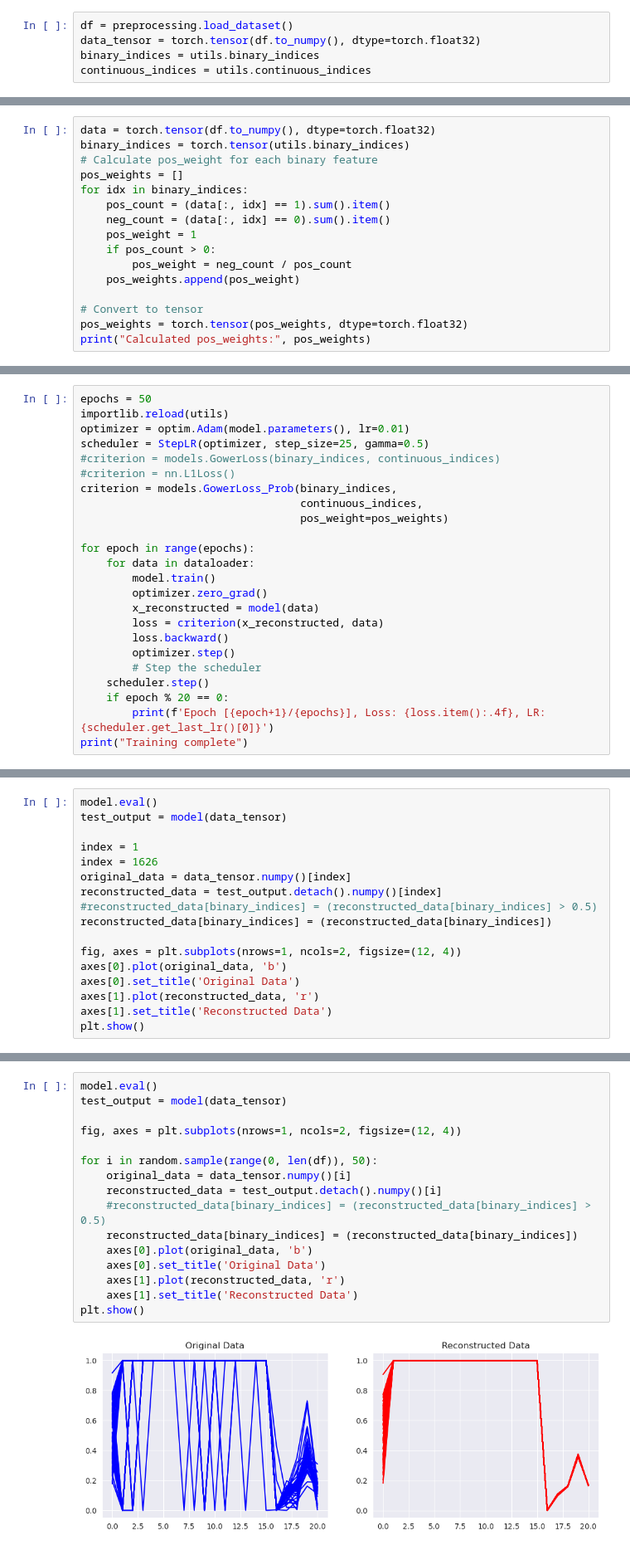
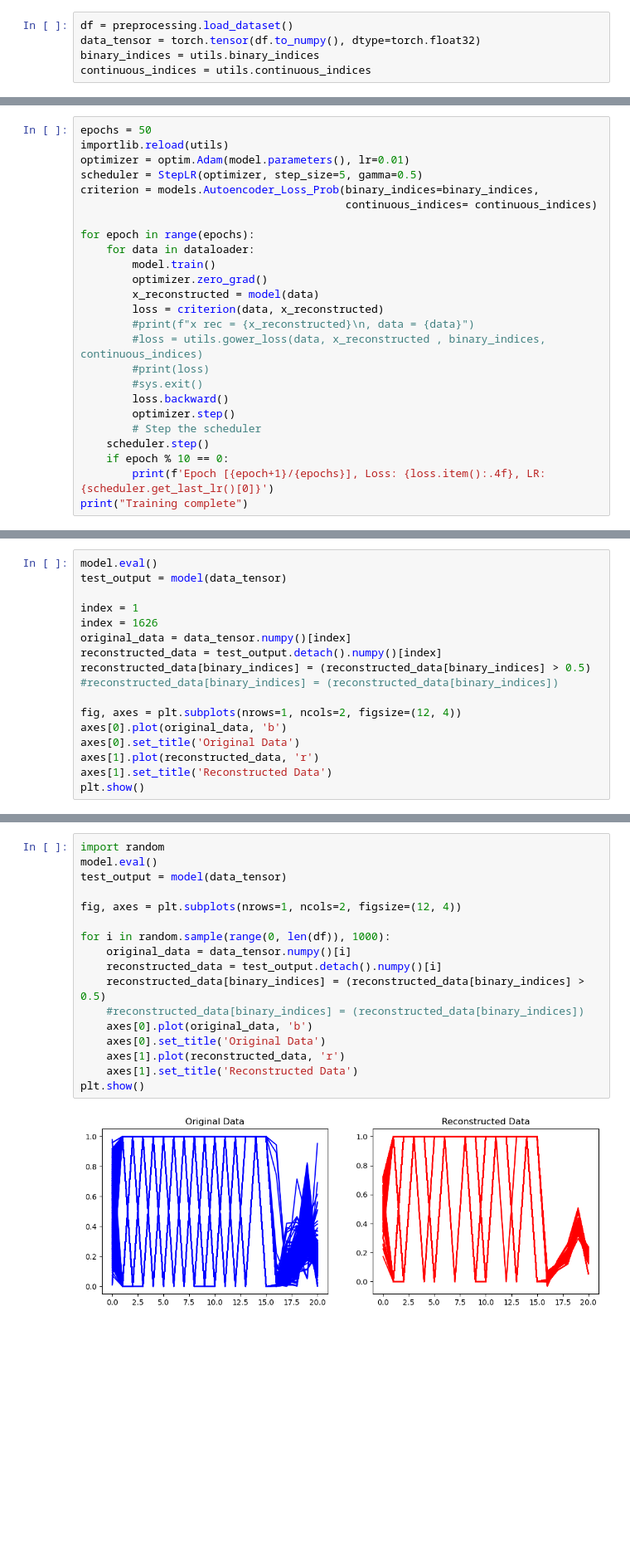
Before and after one commit to arcticronin/anomaly_detection, a Jupyter notebook: autoencoder.ipynb, the cells around one changed output, grey strips where cells are left out. Shown at 83% size. Drawn from its saved outputs; the diff is of its cells as text; blank space fills up the shorter version.

Commit message:
3d and 2d autoencoders

```diff
--- a/autoencoder.ipynb
+++ b/autoencoder.ipynb
@@ -82,16 +78,0 @@ tensor([[ 0.0691,  0.4462,  0.5121,  0.4746,  0.5712,  0.5020,  0.4194,  0.5537,
-# %%
-data = torch.tensor(df.to_numpy(), dtype=torch.float32)
-binary_indices = torch.tensor(utils.binary_indices)
-# Calculate pos_weight for each binary feature
-pos_weights = []
-for idx in binary_indices:
-    pos_count = (data[:, idx] == 1).sum().item()
-    neg_count = (data[:, idx] == 0).sum().item()
-    pos_weight = 1
-    if pos_count > 0:
-        pos_weight = neg_count / pos_count
-    pos_weights.append(pos_weight)
-
-# Convert to tensor
-pos_weights = torch.tensor(pos_weights, dtype=torch.float32)
-print("Calculated pos_weights:", pos_weights)
@@ -103,24 +80,25 @@ Calculated pos_weights: tensor([4.3741e-01, 1.5016e-01, 1.5658e-02, 1.2943e-02,
 epochs = 50
 importlib.reload(utils)
 optimizer = optim.Adam(model.parameters(), lr=0.01)
-scheduler = StepLR(optimizer, step_size=25, gamma=0.5)
-#criterion = models.GowerLoss(binary_indices, continuous_indices)
-#criterion = nn.L1Loss()
-criterion = models.GowerLoss_Prob(binary_indices,
-                                  continuous_indices,
-                                  pos_weight=pos_weights)
+scheduler = StepLR(optimizer, step_size=5, gamma=0.5)
+criterion = models.Autoencoder_Loss_Prob(binary_indices=binary_indices,
+                                         continuous_indices= continuous_indices)
 
 for epoch in range(epochs):
     for data in dataloader:
         model.train()
         optimizer.zero_grad()
         x_reconstructed = model(data)
-        loss = criterion(x_reconstructed, data)
+        loss = criterion(data, x_reconstructed)
+        #print(f"x rec = {x_reconstructed}\n, data = {data}")
+        #loss = utils.gower_loss(data, x_reconstructed , binary_indices, continuous_indices)
+        #print(loss)
+        #sys.exit()
         loss.backward()
         optimizer.step()
         # Step the scheduler
     scheduler.step()
-    if epoch % 20 == 0:
+    if epoch % 10 == 0:
         print(f'Epoch [{epoch+1}/{epochs}], Loss: {loss.item():.4f}, LR: {scheduler.get_last_lr()[0]}')
 print("Training complete")
 # %% [output]
@@ -136,8 +116,8 @@ index = 1
 index = 1626
 original_data = data_tensor.numpy()[index]
 reconstructed_data = test_output.detach().numpy()[index]
-#reconstructed_data[binary_indices] = (reconstructed_data[binary_indices] > 0.5)
-reconstructed_data[binary_indices] = (reconstructed_data[binary_indices])
+reconstructed_data[binary_indices] = (reconstructed_data[binary_indices] > 0.5)
+#reconstructed_data[binary_indices] = (reconstructed_data[binary_indices])
 
 fig, axes = plt.subplots(nrows=1, ncols=2, figsize=(12, 4))
 axes[0].plot(original_data, 'b')
@@ -214,18 +229,19 @@ import random
 # %%
+import random
 model.eval()
 test_output = model(data_tensor)
 
 fig, axes = plt.subplots(nrows=1, ncols=2, figsize=(12, 4))
 
-for i in random.sample(range(0, len(df)), 50):
+for i in random.sample(range(0, len(df)), 1000):
     original_data = data_tensor.numpy()[i]
     reconstructed_data = test_output.detach().numpy()[i]
-    #reconstructed_data[binary_indices] = (reconstructed_data[binary_indices] > 0.5)
-    reconstructed_data[binary_indices] = (reconstructed_data[binary_indices])
+    reconstructed_data[binary_indices] = (reconstructed_data[binary_indices] > 0.5)
+    #reconstructed_data[binary_indices] = (reconstructed_data[binary_indices])
     axes[0].plot(original_data, 'b')
     axes[0].set_title('Original Data')
     axes[1].plot(reconstructed_data, 'r')
     axes[1].set_title('Reconstructed Data')
 plt.show()
 # %% [output]
-[figure, old version]
+[figure, new version]
```
Also changed, not shown: parts of 43 cells of this notebook, 4 other files.
